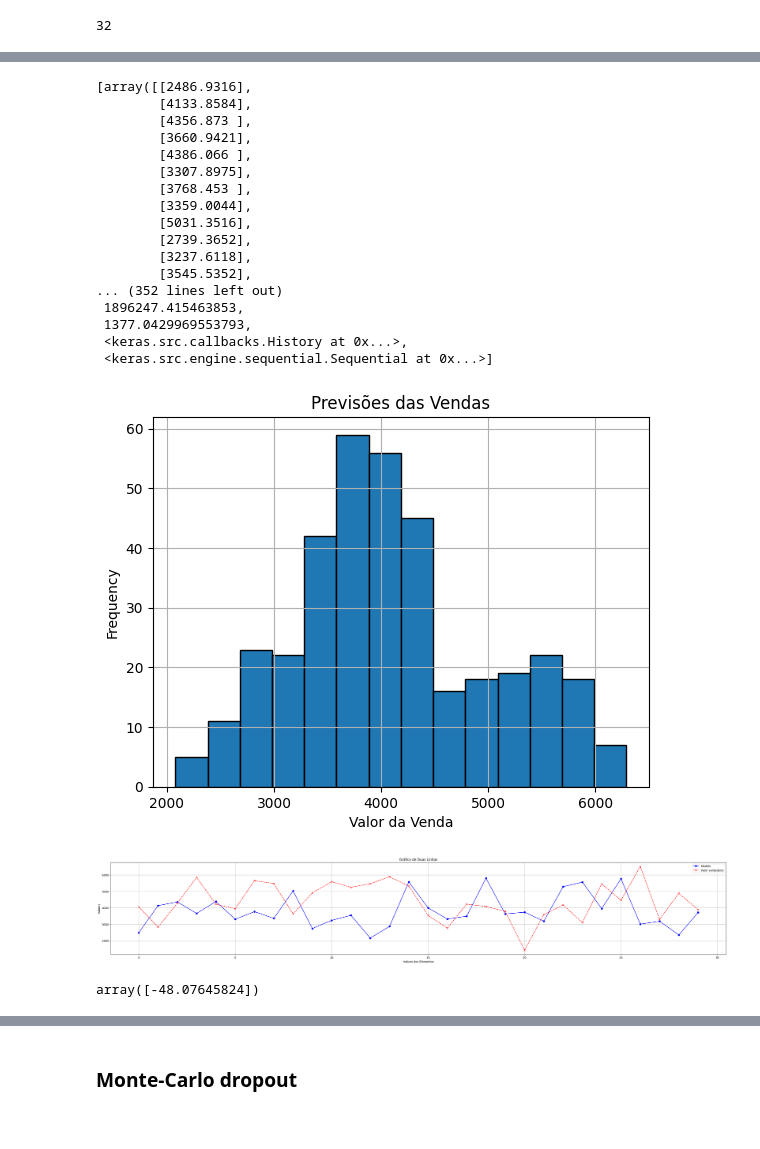
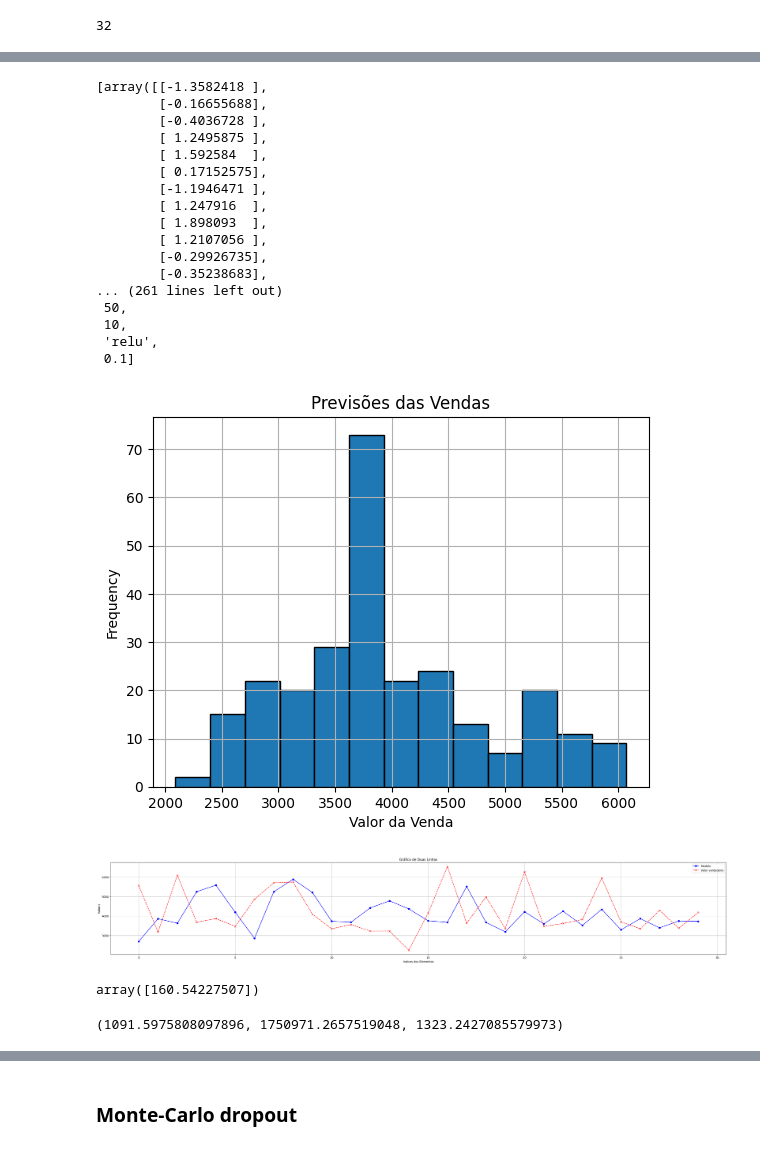
Before and after one commit to GuiSSMartins/DTx-Project, a Jupyter notebook: DTx_Project.ipynb, the cells around one changed output, grey strips where cells are left out. Saved outputs shown, nothing was run; the diff lists cells and outputs as text; code cells hidden in the pictures.

```diff
--- a/DTx_Project.ipynb
+++ b/DTx_Project.ipynb
@@ -180,7 +180,7 @@ len(targets)
 import tensorflow as tf
 
 # Assuming 'dataset' is your BatchObject and 'train_split_ratio' is the ratio of data you want in the training set
-def split_BatchDataset(dataset, train_split_ratio=0.8):
+def split_BatchDataset(dataset, train_split_ratio=0.85):
     # Get the total number of elements in the dataset
     total_elements = sum(1 for _ in dataset)
 
@@ -231,7 +231,7 @@ Targets: 363
 # %%
 hiperparameters = {
     'learning_rate': [0.1],
-    'neurons': [128, 256],
+    'neurons': [50, 256, 512],
     'dense_neurons': [10],
     'activation': ['relu'],
     'dropout_rate': [0.1]
@@ -262,16 +262,17 @@ def build_and_train_model(learning_rate, neurons, dense_neurons, activation, dro
                   loss='mean_absolute_error',
                   metrics=[RootMeanSquaredError()])
 
-    history = model.fit(train_data_numpy, train_labels_numpy, epochs=1000, validation_split=0.2, batch_size=batch_size, shuffle=True, callbacks = [early_stopping_callback, callbacks])
+    # early_stopping_callback,
+    history = model.fit(train_data_numpy, train_labels_numpy, epochs=125, validation_split = 0.1, batch_size=batch_size, shuffle=True, callbacks = [callbacks])
 
     predictions = model.predict(test_dataset)
-    predictions = scaler.inverse_transform(predictions.reshape(-1, 1))
+    #predictions = scaler.inverse_transform(predictions.reshape(-1, 1))
 
-    mae = mean_absolute_error(targets_test, predictions)
-    mse = mean_squared_error(targets_test, predictions)
+    mae = mean_absolute_error(scaler.transform(targets_test), predictions)
+    mse = mean_squared_error(scaler.transform(targets_test), predictions)
     rmse = np.sqrt(mse)
 
-    return [predictions, mae, mse, rmse, history, model]
+    return [predictions, mae, mse, rmse, history, model, learning_rate, neurons, dense_neurons, activation, dropout_rate]
 
 callbacks = [
     tf.keras.callbacks.ModelCheckpoint(
@@ -284,11 +285,15 @@ callbacks = [
 ]
 
 # Define the EarlyStopping callback
+'''
 early_stopping_callback = EarlyStopping(
-    monitor='loss',    # Quantity to be monitored for improvement
+    monitor='val_loss',    # Quantity to be monitored for improvement
+    mini_delta =
     patience=5,            # Number of epochs with no improvement after which training will be stopped
     restore_best_weights=True   # Restores the model weights from the epoch with the best value of monitored quantity
 )
+'''
+#early_stopping_callback = EarlyStopping(monitor='val_loss', patience=50, min_delta=0.1)
 
 #model.fit(train_data_numpy, train_labels_numpy, epochs=1000, validation_split=0.2, batch_size=batch_size, shuffle=True)
 # %% [output]
@@ -296,7 +302,8 @@ WARNING:tensorflow:`period` argument is deprecated. Please use `save_freq` to sp
 # %%
 import math
 
-best_RNN = [[], 0, 0, math.inf, None, None];
+best_RNN = [[], 0, 0, math.inf, None, None, 0, 0, 0, 0, 0];
+all_tests_tuning = []
 
 # Iterando sobre todas as combinações de hiperparâmetros
 i = 1
@@ -304,10 +311,12 @@ for learning_rate, neurons, dense_neurons, activation, dropout_rate in product(*
     print(f"*** Teste nº {i} ***")
     i = i+1
     print(f"Treinando modelo com learning_rate={learning_rate}, num_neurons={neurons}, num_dense_neurons={dense_neurons}, funcao_de_ativacao={activation}, dropout_rate={dropout_rate}")
-    [predictions, mae, mse, rmse, history, model] = build_and_train_model(learning_rate, neurons, dense_neurons, activation, dropout_rate)
+    [predictions, mae, mse, rmse, history, model, learning_rate, neurons, dense_neurons, activation, dropout_rate] = build_and_train_model(learning_rate, neurons, dense_neurons, activation, dropout_rate)
     print(f'MAE:{mae}, MSE:{mse} RMSE: {rmse}')
 
     if (best_RNN[3] > rmse):
-      best_RNN = [predictions, mae, mse, rmse, history, model]
+      best_RNN = [predictions, mae, mse, rmse, history, model, learning_rate, neurons, dense_neurons, activation, dropout_rate]
+
+    all_tests_tuning.append([predictions, mae, mse, rmse, history, model, learning_rate, neurons, dense_neurons, activation, dropout_rate])
 # %% [output]
 *** Teste nº 1 ***
@@ -330,44 +339,44 @@ MAE:1110.6063144284503, MSE:1928507.641422094 RMSE: 1388.707183470329
 # %%
 best_RNN
 # %% [output]
-[array([[2486.9316],
-        [4133.8584],
-        [4356.873 ],
-        [3660.9421],
-        [4386.066 ],
-        [3307.8975],
-        [3768.453 ],
-        [3359.0044],
-        [5031.3516],
-        [2739.3652],
-        [3237.6118],
-        [3545.5352],
-... (352 lines left out)
- 1896247.415463853,
- 1377.0429969553793,
- <keras.src.callbacks.History at 0x...>,
- <keras.src.engine.sequential.Sequential at 0x...>]
+[array([[-1.3582418 ],
+        [-0.16655688],
+        [-0.4036728 ],
+        [ 1.2495875 ],
+        [ 1.592584  ],
+        [ 0.17152575],
+        [-1.1946471 ],
+        [ 1.247916  ],
+        [ 1.898093  ],
+        [ 1.2107056 ],
+        [-0.29926735],
+        [-0.35238683],
+... (261 lines left out)
+ 50,
+ 10,
+ 'relu',
+ 0.1]
 # %%
-predictions = best_RNN[0]
+predictions = scaler.inverse_transform(best_RNN[0].reshape(-1,1))
 
 # Flatten the array of arrays into a single list
 flat_data = [item for sublist in predictions for item in sublist]
 
 # Count the frequency of each item
 unique_items, frequencies = np.unique(flat_data, return_counts=True)
 
 #print(unique_items)
 #print(frequencies)
 
 # Assuming you have a list of data points called 'data'
 plt.hist(predictions, bins='auto', edgecolor='black')  # 'auto' for automatic bin size determination
 plt.xlabel('Valor da Venda')
 plt.ylabel('Frequency')
 plt.title('Previsões das Vendas')
 plt.grid(True)  # Add grid lines
 plt.show()
 # %% [output]
-[figure, old version]
+[figure, new version]
 # %%
 import matplotlib.pyplot as plt
 
@@ -389,8 +398,8 @@ plt.legend()
 plt.grid(True)
 plt.show()
 # %% [output]
-[figure, old version]
+[figure, new version]
 # %%
 sum(targets_test - predictions)/len(predictions)
 # %% [output]
-array([-48.07645824])
+array([160.54227507])
@@ -396,0 +410,4 @@ array([-48.07645824])
+# %%
+mae, mse, rmse
+# %% [output]
+(1091.5975808097896, 1750971.2657519048, 1323.2427085579973)
```
Also changed, not shown: parts of 5 cells of this notebook.
